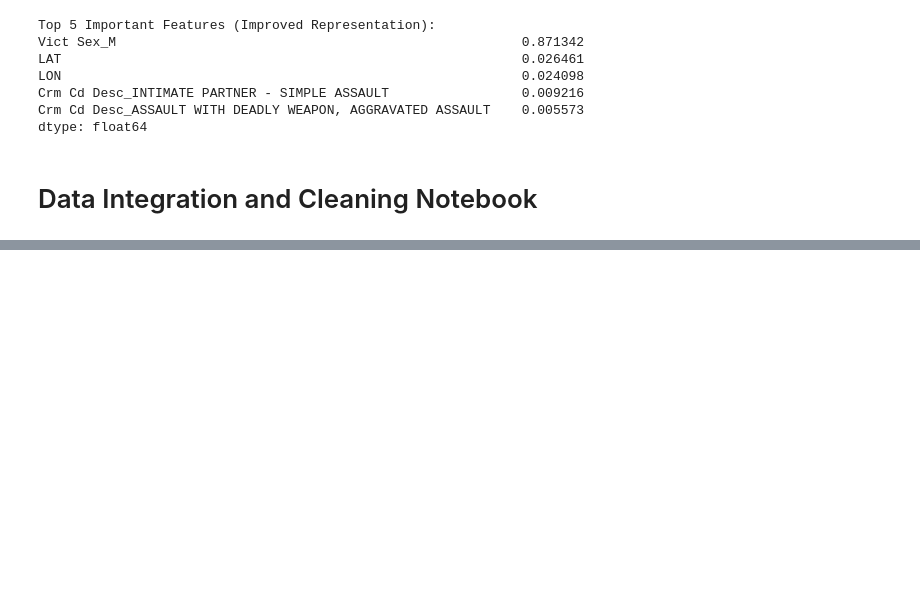
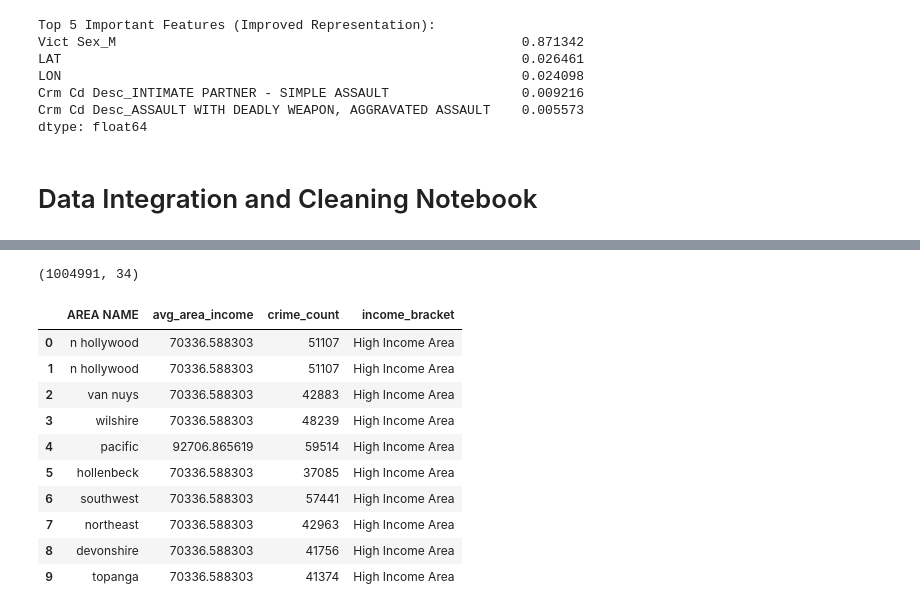
Before and after one commit to smmurali/DTSC_3602, a Jupyter notebook: dtsc3602_eda.ipynb, the cells around one changed output, grey strips where cells are left out. Cells and saved outputs as stored; diff of their text form; code cells hidden in the pictures; blank space fills up the shorter version.

```diff
--- a/dtsc3602_eda.ipynb
+++ b/dtsc3602_eda.ipynb
@@ -220,0 +298,37 @@ plt.show()
+# %%
+if 'crime_count' in merged_df.columns:
+    merged_df = merged_df.drop(columns=['crime_count'], errors='ignore')
+if 'avg_area_income' in merged_df.columns:
+    merged_df = merged_df.drop(columns=['avg_area_income'], errors='ignore')
+if 'income_to_crime_ratio' in merged_df.columns:
+    merged_df = merged_df.drop(columns=['income_to_crime_ratio'], errors='ignore')
+
+area_crime_counts = merged_df.groupby('AREA NAME').size().reset_index(name='crime_count')
+merged_df = merged_df.merge(area_crime_counts, on='AREA NAME', how='left', validate='m:1')
+
+area_income = merged_df.groupby('AREA NAME', as_index=False)['median_income_est'].mean()
+area_income = area_income.rename(columns={'median_income_est': 'avg_area_income'})
+merged_df = merged_df.merge(area_income, on='AREA NAME', how='left', validate='m:1')
+
+
+median_income_cutoff = merged_df['avg_area_income'].median()
+merged_df['income_bracket'] = np.where(
+    merged_df['avg_area_income'] < median_income_cutoff,
+    'Low Income Area', 'High Income Area'
+)
+
+print(merged_df.shape)
+display(merged_df[['AREA NAME', 'avg_area_income', 'crime_count','income_bracket']].head(10))
+# %% [output]
+(1004991, 34)
+|  | AREA NAME | avg_area_income | crime_count | income_bracket |
+| 0 | n hollywood | 70336.588303 | 51107 | High Income Area |
+| 1 | n hollywood | 70336.588303 | 51107 | High Income Area |
+| 2 | van nuys | 70336.588303 | 42883 | High Income Area |
+| 3 | wilshire | 70336.588303 | 48239 | High Income Area |
+| 4 | pacific | 92706.865619 | 59514 | High Income Area |
+| 5 | hollenbeck | 70336.588303 | 37085 | High Income Area |
+| 6 | southwest | 70336.588303 | 57441 | High Income Area |
+| 7 | northeast | 70336.588303 | 42963 | High Income Area |
+| 8 | devonshire | 70336.588303 | 41756 | High Income Area |
+| 9 | topanga | 70336.588303 | 41374 | High Income Area |
```
Also changed, not shown: parts of 33 cells of this notebook.
